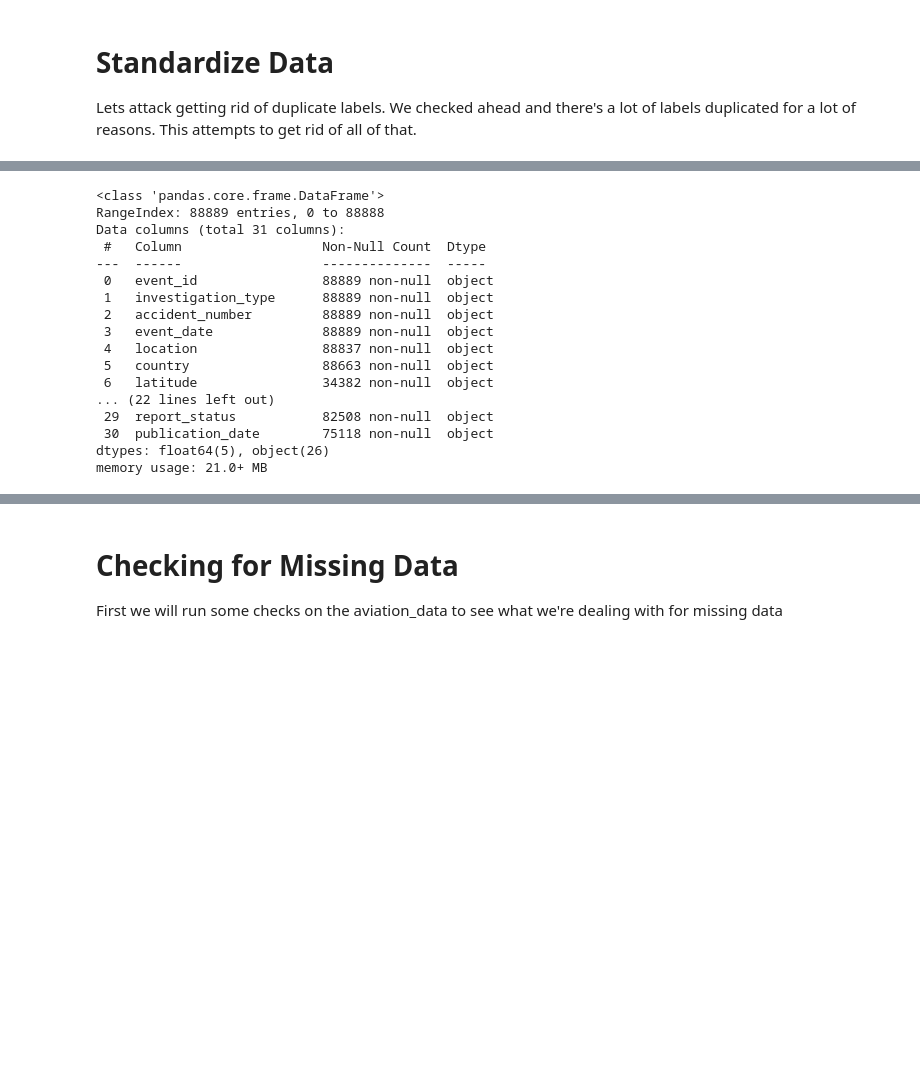
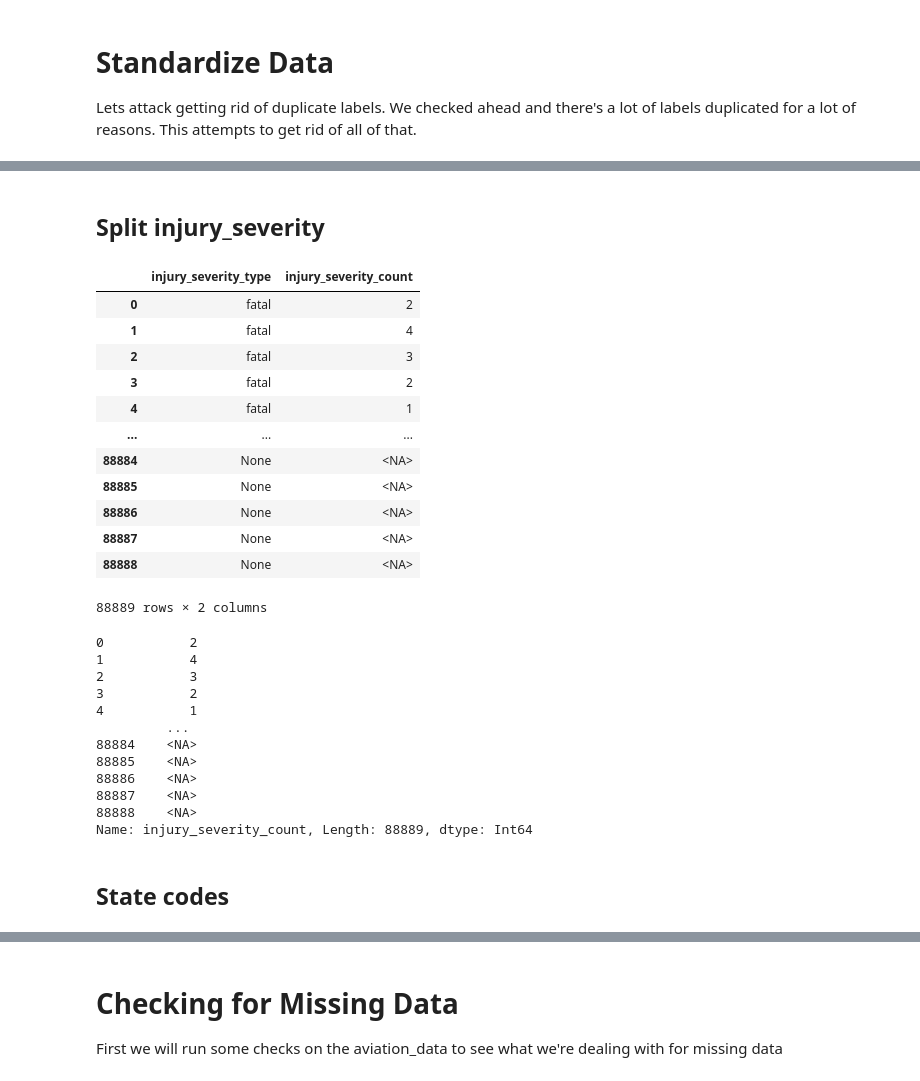
Before and after one commit to emmascotson/aviation-venture-risk-eda, a Jupyter notebook: aviation-venture-risk-eda.ipynb, the cells around one changed output, grey strips where cells are left out. Saved outputs shown, nothing was run; the diff lists cells and outputs as text; code cells hidden in the pictures; blank space fills up the shorter version.

Commit message:
for the most part data standardization is finished, might be more odds and ends

```diff
--- a/aviation-venture-risk-eda.ipynb
+++ b/aviation-venture-risk-eda.ipynb
@@ -218,21 +213,53 @@ Name: airport_code, Length: 10345, dtype: int64
-# %%
-#initial missing data check before cleaning/standardization
-aviation_data.info()
-# %% [output]
-<class 'pandas.core.frame.DataFrame'>
-RangeIndex: 88889 entries, 0 to 88888
-Data columns (total 31 columns):
- #   Column                  Non-Null Count  Dtype
----  ------                  --------------  -----
- 0   event_id                88889 non-null  object
- 1   investigation_type      88889 non-null  object
- 2   accident_number         88889 non-null  object
- 3   event_date              88889 non-null  object
- 4   location                88837 non-null  object
- 5   country                 88663 non-null  object
- 6   latitude                34382 non-null  object
-... (22 lines left out)
- 29  report_status           82508 non-null  object
- 30  publication_date        75118 non-null  object
-dtypes: float64(5), object(26)
-memory usage: 21.0+ MB
+# %% [markdown]
+## Split injury_severity
+# %%
+#split the fatal(123) format into two diff columns
+severity = []
+number = []
+for row in aviation_data['injury_severity']:
+    if isinstance(row,str):
+        match = re.match(r"(\w+)\((\d+)\)", row)
+        if match:
+            severity.append(match.group(1))
+            number.append(int(match.group(2)))
+            continue
+    severity.append(None)
+    number.append(pd.NA)
+
+aviation_data['injury_severity_type'] = severity
+aviation_data['injury_severity_count'] = number
+
+#converts to int col
+aviation_data['injury_severity_count'] = aviation_data['injury_severity_count'].astype('Int64')
+
+#aviation_data.head()
+display(aviation_data[['injury_severity_type','injury_severity_count']])
+display(aviation_data['injury_severity_count'])
+# %% [output]
+|  | injury_severity_type | injury_severity_count |
+| 0 | fatal | 2 |
+| 1 | fatal | 4 |
+| 2 | fatal | 3 |
+| 3 | fatal | 2 |
+| 4 | fatal | 1 |
+| ... | ... | ... |
+| 88884 | None | <NA> |
+| 88885 | None | <NA> |
+| 88886 | None | <NA> |
+| 88887 | None | <NA> |
+| 88888 | None | <NA> |
+88889 rows × 2 columns
+0           2
+1           4
+2           3
+3           2
+4           1
+         ...
+88884    <NA>
+88885    <NA>
+88886    <NA>
+88887    <NA>
+88888    <NA>
+Name: injury_severity_count, Length: 88889, dtype: Int64
+# %% [markdown]
+## State codes
```
Also changed, not shown: parts of 29 cells of this notebook.
